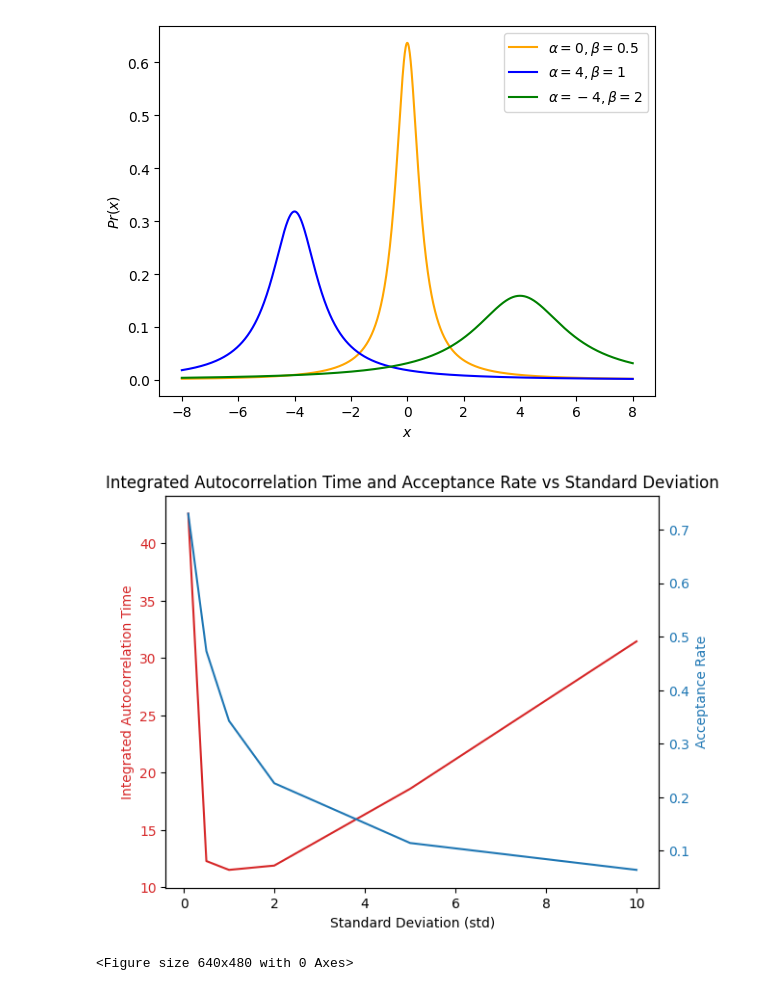
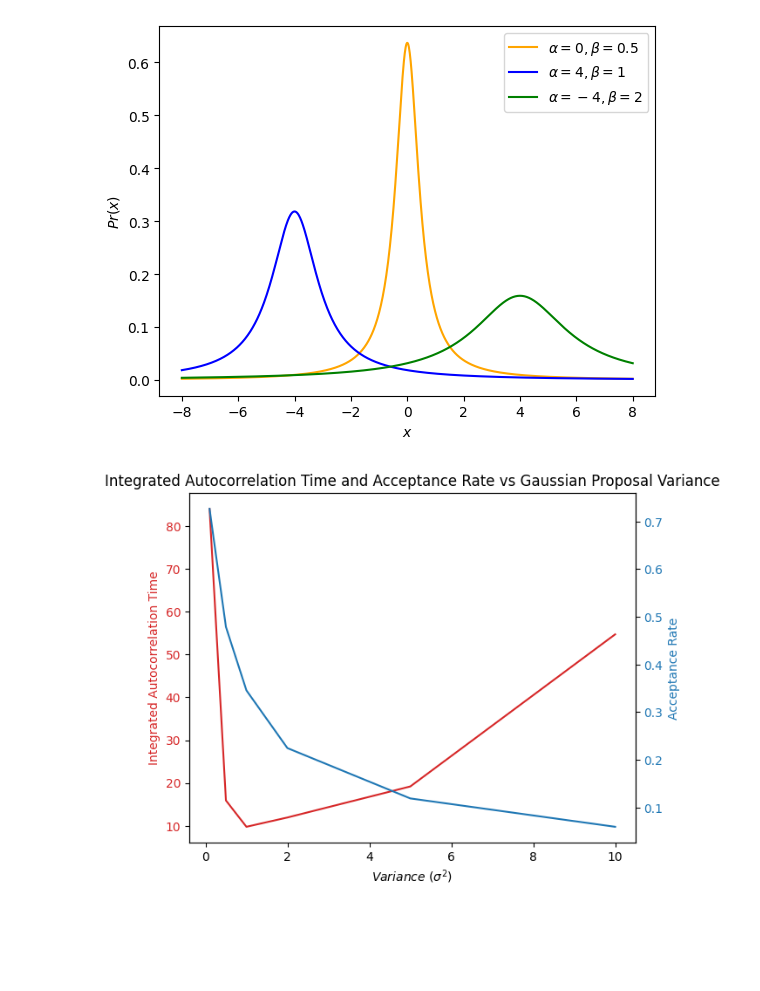
Before and after one commit to VishalJ99/s2_cw, a Jupyter notebook: src/figs.ipynb, the cells around one changed output. Drawn from its saved outputs; the diff is of its cells as text; code cells hidden in the pictures; blank space fills up the shorter version.

Commit message:
Add initial draft of report

```diff
--- a/src/figs.ipynb
+++ b/src/figs.ipynb
@@ -32,57 +38,64 @@ plt.legend()
 plt.savefig('../report/figs/cauchy_distribution.png')
 # %% [output]
 [figure]
+# %%
+"""Define the posteriors and prior limits"""
+# Prior limits for alpha.
+a, b = -100, 100
+# Prior limits for beta.
+c, d = 0, 50
+# Prior limits for I0.
+e, f = 1e-4, 1e2
+
+# Define pdf lambda functions.
+prior_1 = lambda theta: uniform_2d(theta, a, b, c, d)
+prior_2 = lambda theta: log_uniform(theta, e, f)
+log_posterior_1 = lambda theta: log_p(theta, data, prior_1)
+log_posterior_2 = lambda theta: log_p2(theta, data, prior_1, prior_2)
 # %%
-"""Tuning the covariance matrix"""
-a,b = -np.max(X), np.max(X)
-c,d = 0, 50
-stds = [0.1, 0.5, 1, 2, 5, 10]
-cov_Qs = [np.eye(2) * std for std in stds]
+# Tune the proposal covariance matrix for the first sampling.
+vars = [0.1, 0.5, 1, 2, 5, 10]
+cov_Qs = [np.eye(2) * var for var in vars]
 all_acceptances = []
 all_max_taus = []
 n_chains = range(10)
 n_samples = 10000
-for i in n_chains:
-    # draw x0 from the prior
-    alpha = np.random.uniform(a, b)
-    beta = np.random.uniform(c, d)
-    x0 = np.asarray([0,0])
-    acceptances = []
-    max_taus = []
-    for cov_Q in cov_Qs:
-        samples, acceptance = metropolis_sampler(lambda theta: log_p(theta, X, uniform_2d_prior), x0, n_samples, cov_Q)
-        acceptances.append(acceptance)
-        try:
-            max_tau = max(integrated_time(samples[:,0]), integrated_time(samples[:,1]))
-            max_taus.append(max_tau)
-        except AutocorrError:
-            pass
 
-    all_acceptances.append(acceptances)
-    all_max_taus.append(max_taus)
+# Initialise lists to store the acceptance rate and max tau.
+acceptances = []
+max_taus = []
 
-# Calculate the mean autocorrelation time and acceptance rate for each standard deviation across all chains
-mean_max_taus = [np.mean([chain[i] for chain in all_max_taus]) for i in range(len(stds))]
-mean_acceptances = [np.mean([chain[i] for chain in all_acceptances]) for i in range(len(stds))]
+# Start in a good position.
+x0 = np.asarray([0, 1])
+
+# Sample using the different proposal covariance matrices.
+for cov_Q in cov_Qs:
+    samples, acceptance = metropolis_sampler(log_posterior_1, x0, n_samples, cov_Q)
+    try:
+        # Find the max tau over the the IATs for each variable.
+        max_tau = max(integrated_time(samples[:,i]) for i in range(samples.shape[1]))
+    except AutocorrError:
+        pass
+    max_taus.append(max_tau)
+    acceptances.append(acceptance)
 
 fig, ax1 = plt.subplots()
 
 color = 'tab:red'
-ax1.set_xlabel('Standard Deviation (std)')
+ax1.set_xlabel(r'$Variance \ (\sigma^2)$')
 ax1.set_ylabel('Integrated Autocorrelation Time', color=color)
-ax1.plot(stds, mean_max_taus, color=color)
+ax1.plot(vars, max_taus, color=color)
 ax1.tick_params(axis='y', labelcolor=color)
 
 ax2 = ax1.twinx()
 color = 'tab:blue'
 ax2.set_ylabel('Acceptance Rate', color=color)
-ax2.plot(stds, mean_acceptances, color=color)
+ax2.plot(vars, acceptances, color=color)
 ax2.tick_params(axis='y', labelcolor=color)
 
 fig.tight_layout()
-plt.title('Integrated Autocorrelation Time and Acceptance Rate vs Standard Deviation')
+plt.title('Integrated Autocorrelation Time and Acceptance Rate vs Gaussian Proposal Variance')
+plt.savefig('../report/figs/autocorrelation_time_vs_var.png', dpi=300)
 plt.show()
-plt.savefig('../report/figs/autocorrelation_time_vs_std.png', dpi=300)
 # %% [output]
-[figure, old version]
+[figure, new version]
-<Figure size 640x480 with 0 Axes>
```
Also changed, not shown: parts of 12 cells of this notebook, 16 other files.
